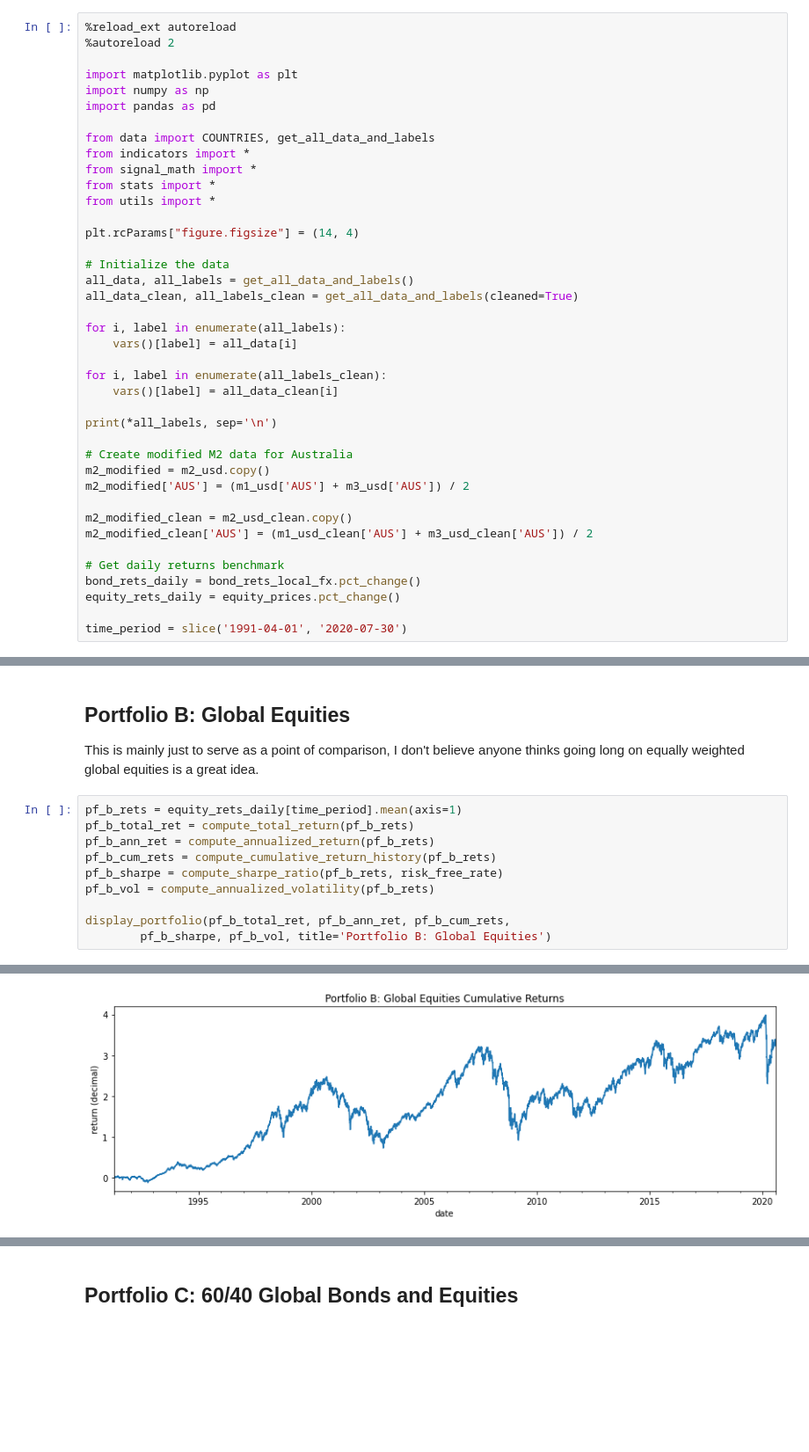
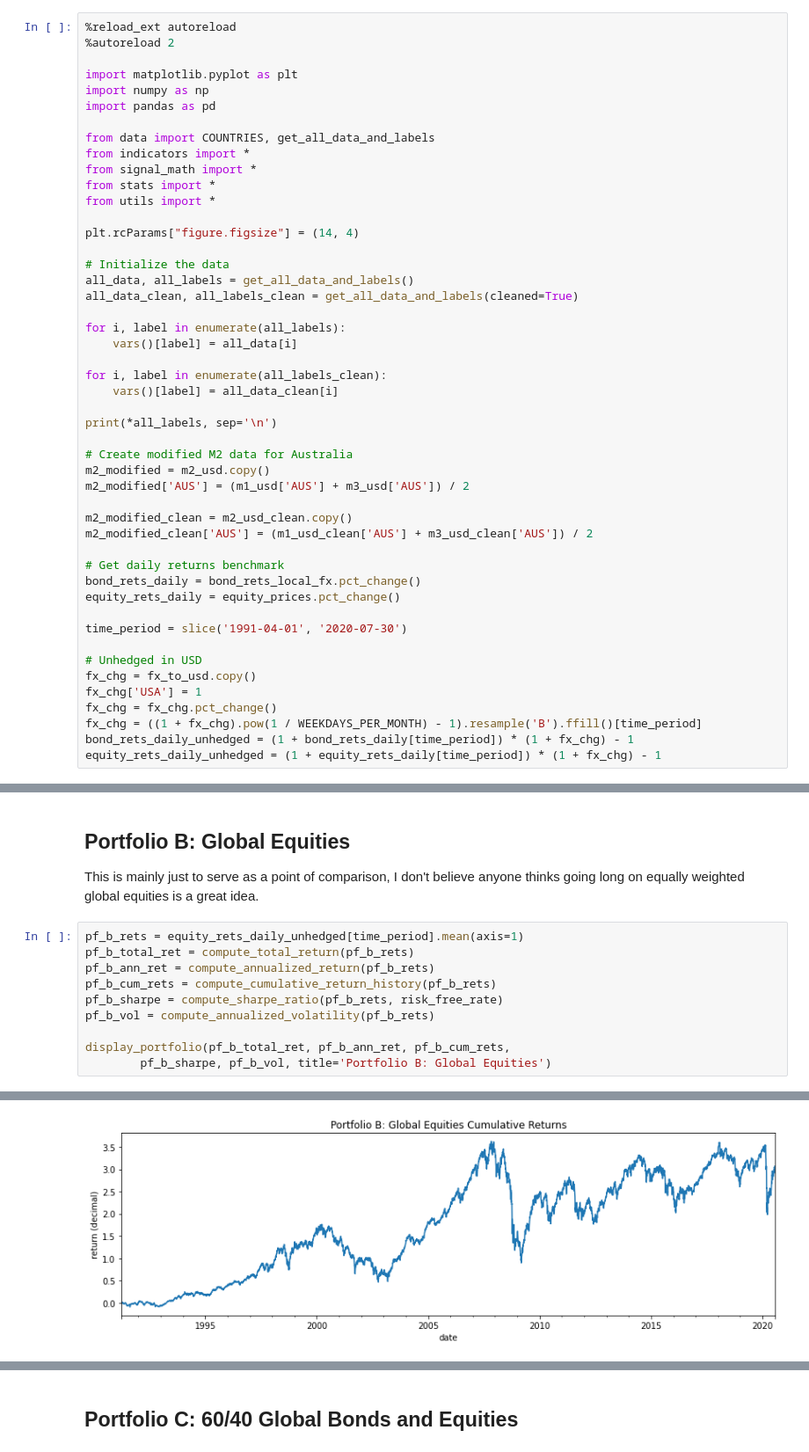
Before and after one commit to Mike-Huntress/Internship2020, a Jupyter notebook: presentation/presentation.ipynb, the cells around one changed output, grey strips where cells are left out. Shown at 88% size. Cells and saved outputs as stored; diff of their text form; blank space fills up the shorter version.

```diff
--- a/presentation/presentation.ipynb
+++ b/presentation/presentation.ipynb
@@ -57,6 +57,14 @@ bond_rets_daily = bond_rets_local_fx.pct_change()
 equity_rets_daily = equity_prices.pct_change()
 
 time_period = slice('1991-04-01', '2020-07-30')
+
+# Unhedged in USD
+fx_chg = fx_to_usd.copy()
+fx_chg['USA'] = 1
+fx_chg = fx_chg.pct_change()
+fx_chg = ((1 + fx_chg).pow(1 / WEEKDAYS_PER_MONTH) - 1).resample('B').ffill()[time_period]
+bond_rets_daily_unhedged = (1 + bond_rets_daily[time_period]) * (1 + fx_chg) - 1
+equity_rets_daily_unhedged = (1 + equity_rets_daily[time_period]) * (1 + fx_chg) - 1
 # %% [output]
 bond_rets_local_fx
 equity_prices
@@ -436,7 +442,7 @@ We can see that on this basis, the overlaid portfolio doesn't do better until ab
 
 This is mainly just to serve as a point of comparison, I don't believe anyone thinks going long on equally weighted global equities is a great idea.
 # %%
-pf_b_rets = equity_rets_daily[time_period].mean(axis=1)
+pf_b_rets = equity_rets_daily_unhedged[time_period].mean(axis=1)
 pf_b_total_ret = compute_total_return(pf_b_rets)
 pf_b_ann_ret = compute_annualized_return(pf_b_rets)
 pf_b_cum_rets = compute_cumulative_return_history(pf_b_rets)
@@ -454,4 +460,4 @@ Volatility: 0.14901
-[figure, old version]
+[figure, new version]
 # %%
 ws, pf_b_overlay_sharpe = maximize_sharpe_ratio([pf_b_rets, pf_bbt_rets], risk_free_rate)
 pf_b_overlay_rets = ws[0] * pf_b_rets + ws[1] * pf_bbt_rets
```
Also changed, not shown: parts of 20 cells of this notebook.
